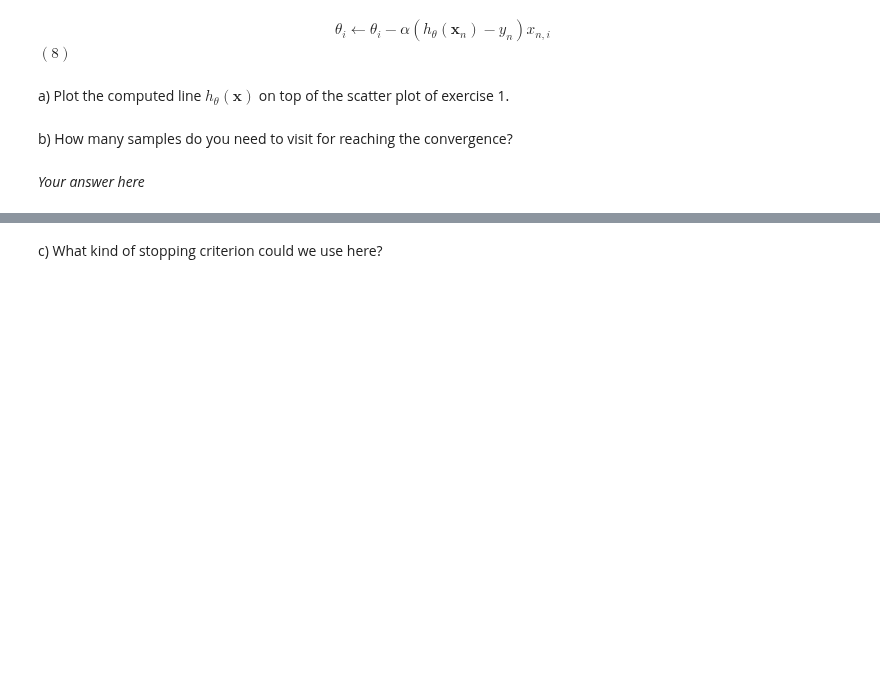
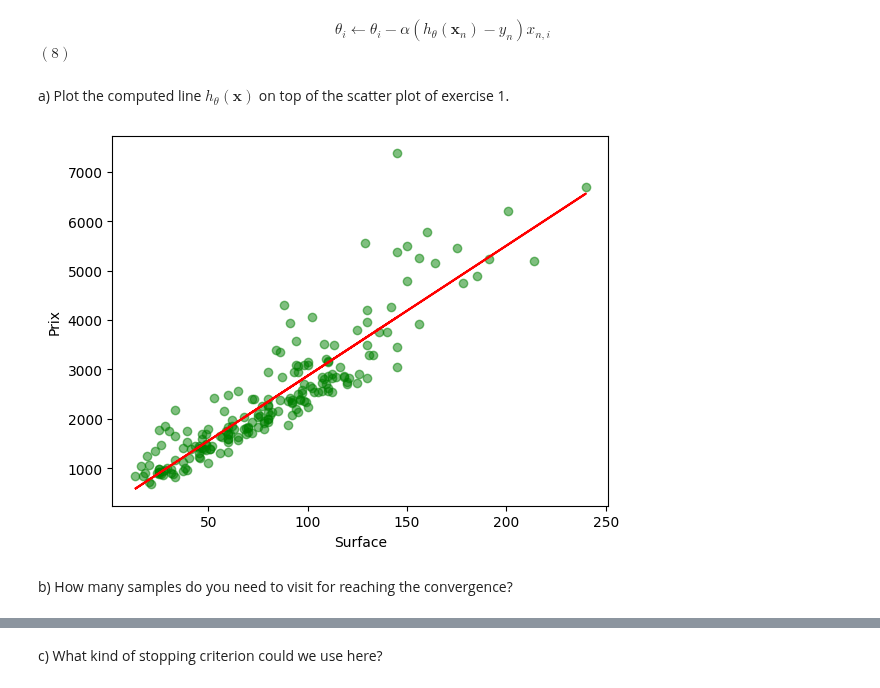
Before and after one commit to pleopleo6/FTP__ML, a Jupyter notebook: ML-PW-04-pellandini-gervasio-jaquet/pw4-linear-regression-pellandini-gervasio-jaquet.ipynb, the cells around one changed output, grey strips where cells are left out. Drawn from its saved outputs; the diff is of its cells as text; code cells hidden in the pictures; blank space fills up the shorter version.

```diff
--- a/ML-PW-04-pellandini-gervasio-jaquet/pw4-linear-regression-pellandini-gervasio-jaquet.ipynb
+++ b/ML-PW-04-pellandini-gervasio-jaquet/pw4-linear-regression-pellandini-gervasio-jaquet.ipynb
@@ -264,7 +303,14 @@ Implement the stochastic gradient descent algorithm for the previous problem. As
 a) Plot the computed line $h_{\theta}(\mathbf{x})$ on top of the scatter plot of exercise 1.
 # %%
 # Your code here
+y_theta = theta[0] + x * theta[1]
+
+plt.scatter(x, y, color="green", alpha=0.5, label="data")
+plt.plot(x, y_theta, color='red', label="prediction")
+plt.xlabel("Surface")
+plt.ylabel("Prix")
+plt.show()
+# %% [output]
+[figure, added]
 # %% [markdown]
 b) How many samples do you need to visit for reaching the convergence?
-# %% [markdown]
-_Your answer here_
```
Also changed, not shown: parts of 4 cells of this notebook, 3 other files.
